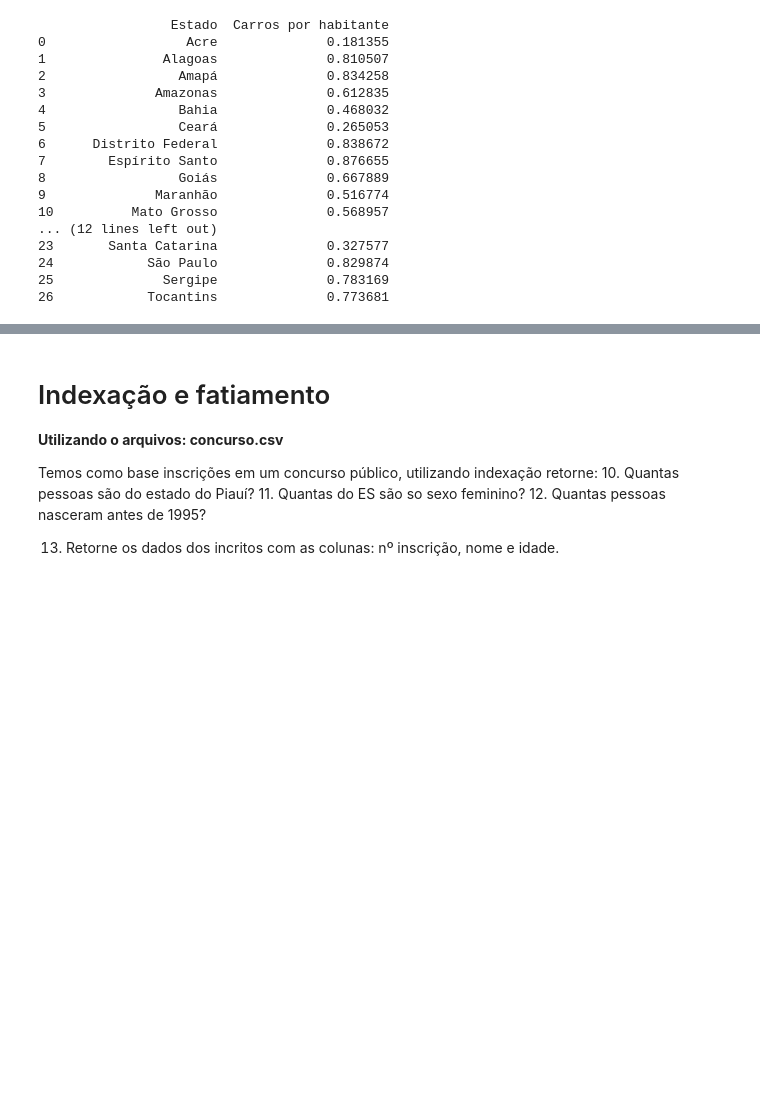
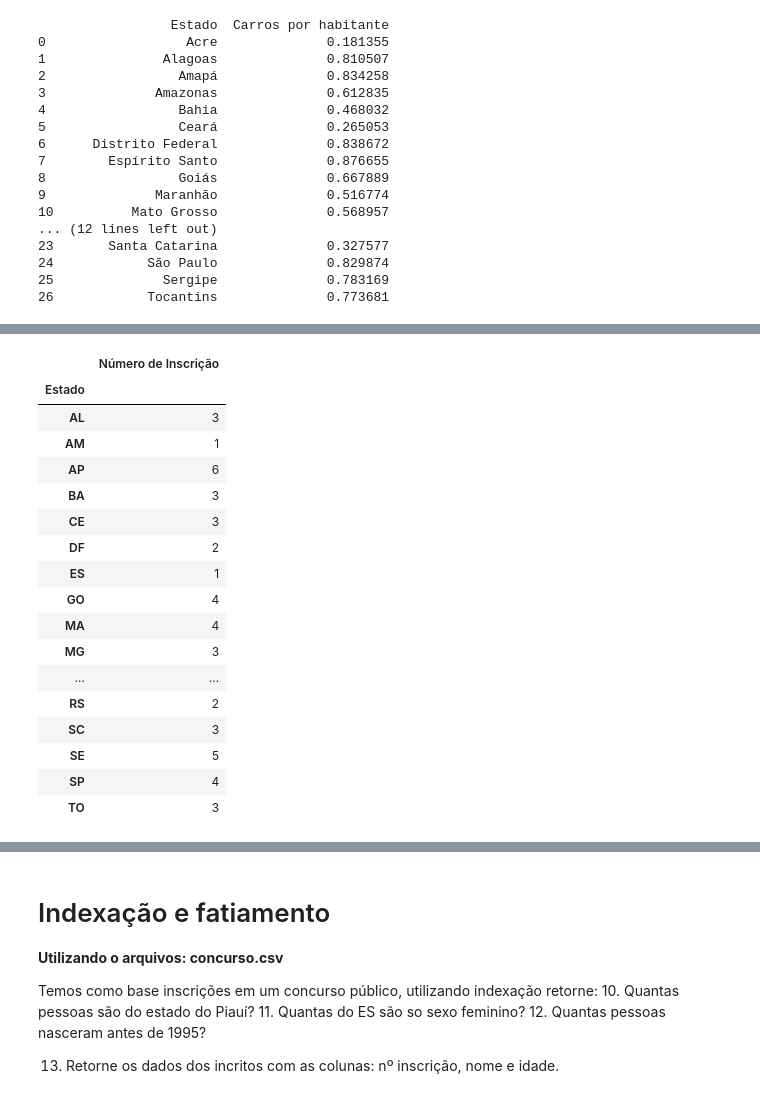
Before and after one commit to naticost/DataAnalytics, a Jupyter notebook: Python/Pandas/[Notebook]_Python_para_Dados_Pandas.ipynb, the cells around one changed output, grey strips where cells are left out. Cells and saved outputs as stored; diff of their text form; code cells hidden in the pictures; blank space fills up the shorter version.

```diff
--- a/Python/Pandas/[Notebook]_Python_para_Dados_Pandas.ipynb
+++ b/Python/Pandas/[Notebook]_Python_para_Dados_Pandas.ipynb
@@ -109,0 +127,21 @@ print(df_estado_hab)
+# %%
+df_concurso[['Número de Inscrição', 'Estado']].groupby('Estado').count()
+# %% [output]
+|  | Número de Inscrição |
+| Estado |  |
+| AL | 3 |
+| AM | 1 |
+| AP | 6 |
+| BA | 3 |
+| CE | 3 |
+| DF | 2 |
+| ES | 1 |
+| GO | 4 |
+| MA | 4 |
+| MG | 3 |
+| ... | ... |
+| RS | 2 |
+| SC | 3 |
+| SE | 5 |
+| SP | 4 |
+| TO | 3 |
```
Also changed, not shown: parts of 4 cells of this notebook, 1 other file.
